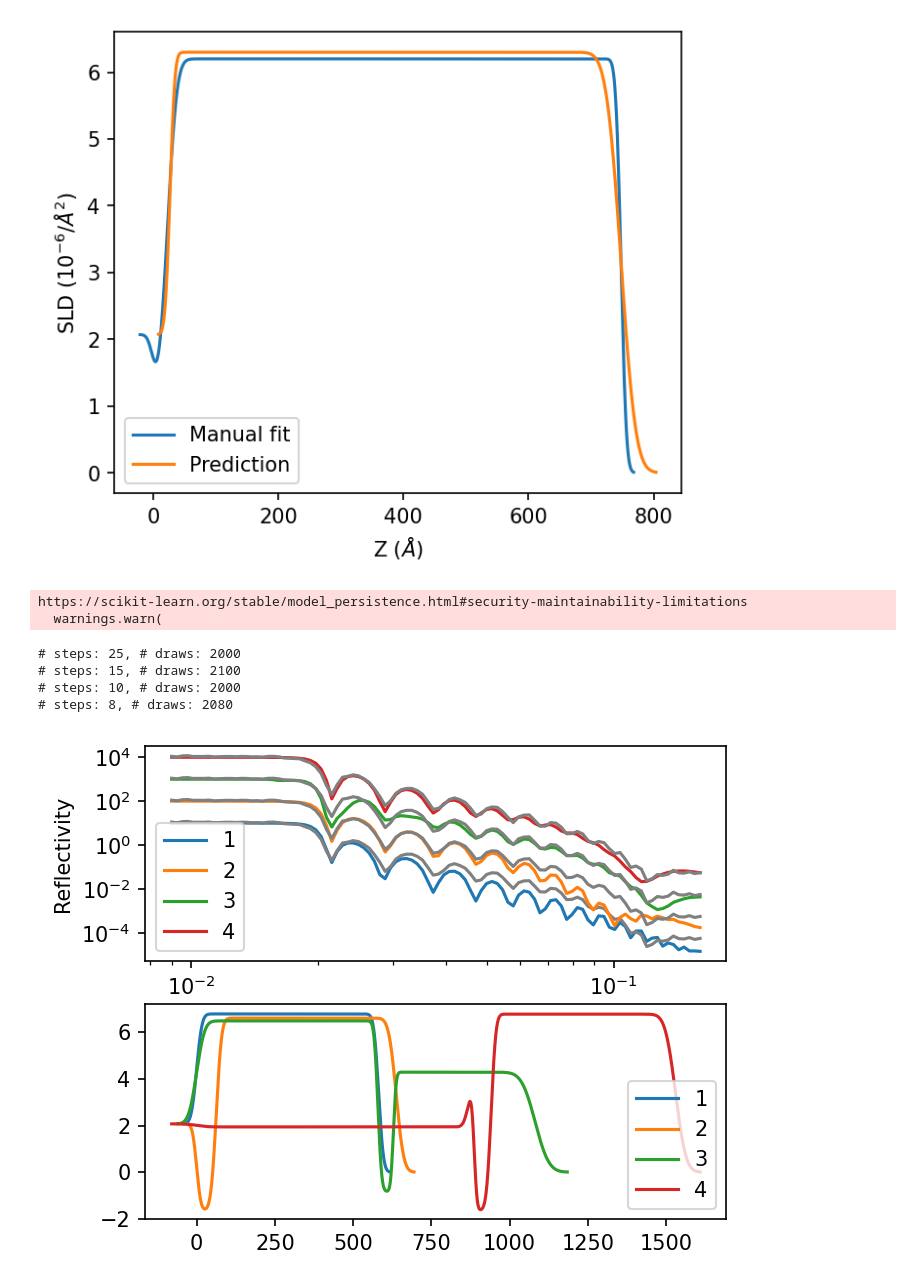
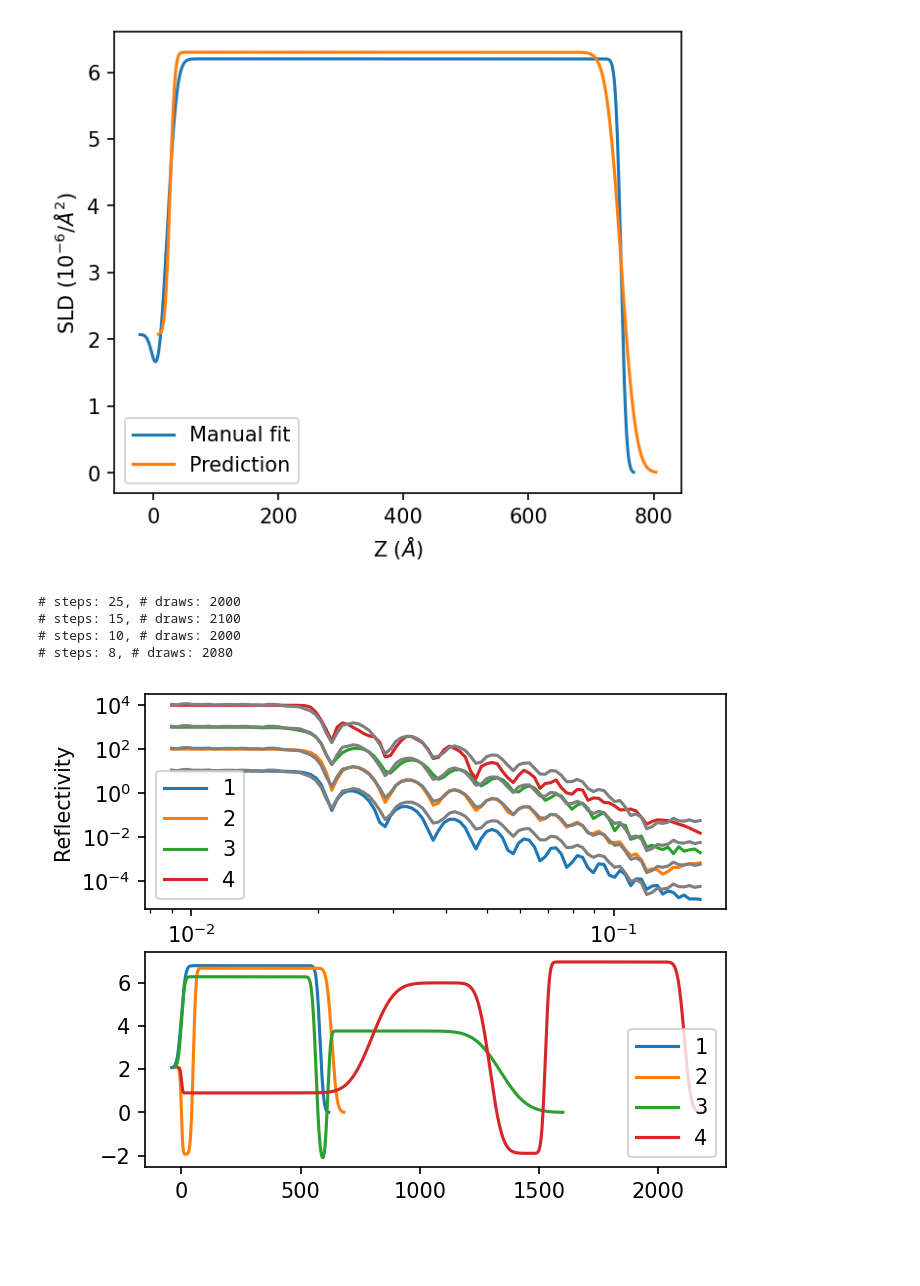
Before and after one commit to imeliamb/machine_learning, a Jupyter notebook: notebooks/struct-pred-test.ipynb, the cells around one changed output. Cells and saved outputs as stored; diff of their text form; code cells hidden in the pictures; blank space fills up the shorter version.

```diff
--- a/notebooks/struct-pred-test.ipynb
+++ b/notebooks/struct-pred-test.ipynb
@@ -90,7 +90,9 @@ plt.subplot(2,1,2)
 plt.plot(z, sld, label='True')
 
 
-fit_pars, fit_errs = sp.fit_data(q_values, refl_corrected[idx], predicted_pars[0], errors=0.07*refl_corrected[idx])
+fit_pars, fit_errs = sp.fit_data(q_values, refl_corrected[idx], predicted_pars[0],
+                                 ranges=predictor.fit_ranges,
+                                 errors=0.07*refl_corrected[idx])
 
 q, r, z, sld = sp.calculate_reflectivity(q_values, predicted_pars[0])
 plt.subplot(2,1,1)
@@ -158,9 +160,9 @@ cnn_model = predictor.parameter_predictors[N_LAYERS_DATA]
 predicted_pars = cnn_model.predict(np.asarray([data_proc]))
 predicted_pars = predictor.rescale_real_pars(predicted_pars, N_LAYERS_DATA)
 
-fit_pars, fit_errs = sp.fit_data(data[0], data[1], predicted_pars[0], errors=data[2], bck=0, samples=4000)
-
-
+fit_pars, fit_errs = sp.fit_data(data[0], data[1], predicted_pars[0],
+                                 ranges=predictor.fit_ranges,
+                                 errors=data[2])
 
 fig, ax = plt.subplots(2, 1, dpi=150, figsize=(5, 4.1))
 
@@ -168,14 +170,14 @@ plt.subplot(2,1,1)
 plt.errorbar(data[0], data[1], yerr=data[2], label='True (loaded)')
 
 
-q, r, z, sld = sp.calculate_reflectivity(q_values, predicted_pars[0], bck=0)
+q, r, z, sld = sp.calculate_reflectivity(q_values, predicted_pars[0])
 plt.subplot(2,1,1)
 plt.plot(q_values, r, label='prediction')
 plt.subplot(2,1,2)
 plt.plot(z, sld, label='prediction')
 
 
-q, r, z, sld = sp.calculate_reflectivity(q_values, fit_pars, bck=0)
+q, r, z, sld = sp.calculate_reflectivity(q_values, fit_pars)
 plt.subplot(2,1,1)
 plt.plot(q_values, r, label='fit')
 plt.subplot(2,1,2)
@@ -390,23 +397,21 @@ plt.legend()
 # %%
 importlib.reload(sp)
 
-data = np.loadtxt(os.path.expanduser("~m2d/git/machine_learning/data/REFL_206864_combined_data_auto.txt")).T
-data = np.loadtxt(os.path.expanduser("/SNS/REF_L/IPTS-30101/shared/autoreduce/REFL_206_combined_data_auto.txt")).T
+#data = np.loadtxt(os.path.expanduser("~m2d/git/machine_learning/data/REFL_206864_combined_data_auto.txt")).T
+data = np.loadtxt(os.path.expanduser("/SNS/REF_L/IPTS-30101/shared/autoreduce/REFL_206822_combined_data_auto.txt")).T
 
 data_interp = np.interp(q_values, data[0], data[1])
 err_interp = np.interp(q_values, data[0], data[2])
 data_proc = np.log10(data_interp*q_values**2/q_values[0]**2)
 
 predictor = sp.StructurePredictor(os.path.expanduser("~m2d/git/machine_learning/src/settings.json"))
 
 layers, pars, unscaled_pars = predictor.big_predict([[data_proc]], q_values, True, True)
 # %% [output]
-https://scikit-learn.org/stable/model_persistence.html#security-maintainability-limitations
-  warnings.warn(
+# steps: 25, # draws: 2000
+# steps: 15, # draws: 2100
+# steps: 10, # draws: 2000
+# steps: 8, # draws: 2080
-# steps: 25, # draws: 2000
-# steps: 15, # draws: 2100
-# steps: 10, # draws: 2000
-# steps: 8, # draws: 2080
-[figure, old version]
+[figure, new version]
 # %%
 print(layers)
```
Also changed, not shown: parts of 10 cells of this notebook, 2 other files.
